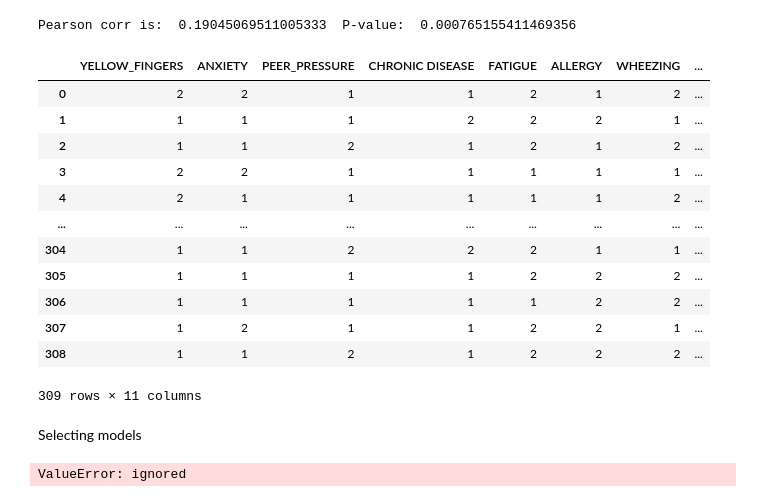
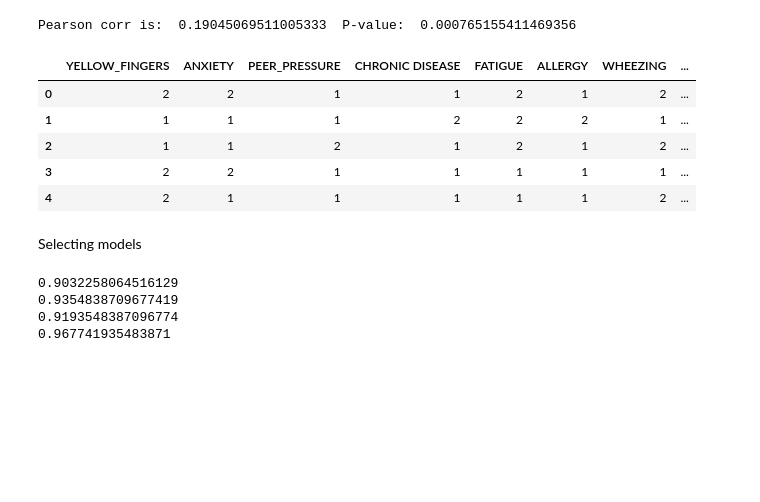
Before and after one commit to HFell1611/FinalProject, a Jupyter notebook: FinalProject.ipynb, the cells around one changed output. Drawn from its saved outputs; the diff is of its cells as text; code cells hidden in the pictures; blank space fills up the shorter version.

```diff
--- a/FinalProject.ipynb
+++ b/FinalProject.ipynb
@@ -258,20 +258,15 @@ print('Pearson corr is: ', pearson_coef, ' P-value: ', p_value)
 # %% [output]
 Pearson corr is:  0.19045069511005333  P-value:  0.000765155411469356
 # %%
-x_df.drop(['GENDER ENC','GENDER', 'AGE', 'SMOKING', 'SHORTNESS OF BREATH'], axis=1)
+x_dff = x_df.drop(['GENDER ENC','GENDER', 'AGE', 'SMOKING', 'SHORTNESS OF BREATH'], axis=1)
-# %% [output]
-|  | YELLOW_FINGERS | ANXIETY | PEER_PRESSURE | CHRONIC DISEASE | FATIGUE | ALLERGY | WHEEZING | ... |
-| 0 | 2 | 2 | 1 | 1 | 2 | 1 | 2 | ... |
-| 1 | 1 | 1 | 1 | 2 | 2 | 2 | 1 | ... |
-| 2 | 1 | 1 | 2 | 1 | 2 | 1 | 2 | ... |
-| 3 | 2 | 2 | 1 | 1 | 1 | 1 | 1 | ... |
-| 4 | 2 | 1 | 1 | 1 | 1 | 1 | 2 | ... |
-| ... | ... | ... | ... | ... | ... | ... | ... | ... |
-| 304 | 1 | 1 | 2 | 2 | 2 | 1 | 1 | ... |
-| 305 | 1 | 1 | 1 | 1 | 2 | 2 | 2 | ... |
-| 306 | 1 | 1 | 1 | 1 | 1 | 2 | 2 | ... |
-| 307 | 1 | 2 | 1 | 1 | 2 | 2 | 1 | ... |
-| 308 | 1 | 1 | 2 | 1 | 2 | 2 | 2 | ... |
-309 rows × 11 columns
+# %%
+x_dff.head()
+# %% [output]
+|  | YELLOW_FINGERS | ANXIETY | PEER_PRESSURE | CHRONIC DISEASE | FATIGUE | ALLERGY | WHEEZING | ... |
+| 0 | 2 | 2 | 1 | 1 | 2 | 1 | 2 | ... |
+| 1 | 1 | 1 | 1 | 2 | 2 | 2 | 1 | ... |
+| 2 | 1 | 1 | 2 | 1 | 2 | 1 | 2 | ... |
+| 3 | 2 | 2 | 1 | 1 | 1 | 1 | 1 | ... |
+| 4 | 2 | 1 | 1 | 1 | 1 | 1 | 2 | ... |
 # %%
 from sklearn.model_selection import train_test_split
@@ -290,6 +285,9 @@ for algo in [RandomForestClassifier(n_estimators=n1), RandomForestClassifier(n_e
   model = algo
   model.fit(xtrain, ytrain)
   predictions = model.predict(xtest)
-  print(accuracy_score(prediction, ytest))
+  print(accuracy_score(predictions, ytest))
 # %% [output]
-ValueError: ignored
+0.9032258064516129
+0.9354838709677419
+0.9193548387096774
+0.967741935483871
```
Also changed, not shown: parts of 4 cells of this notebook.
